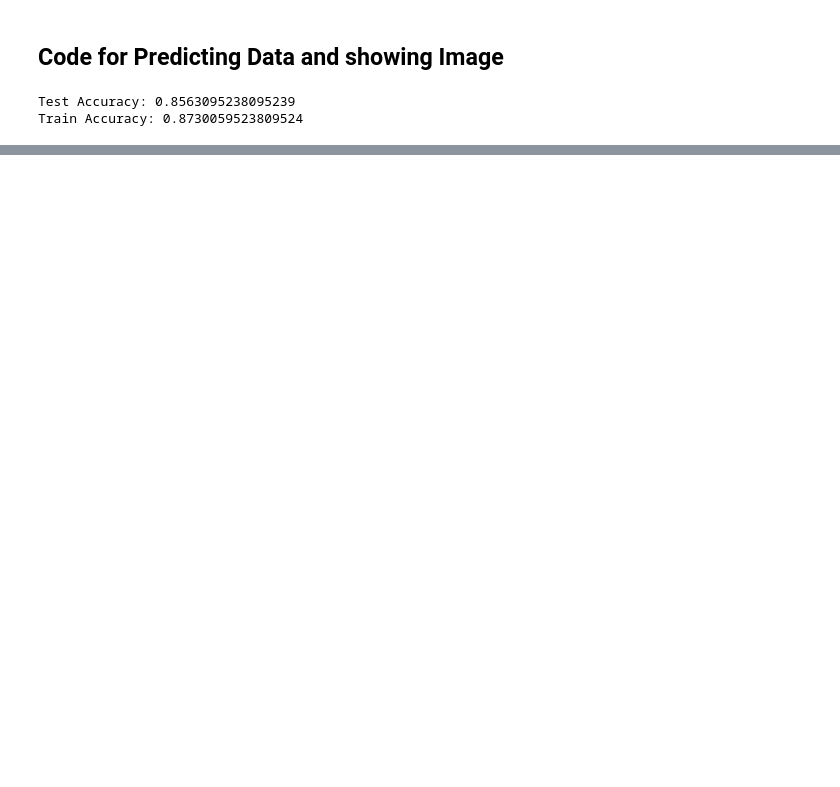
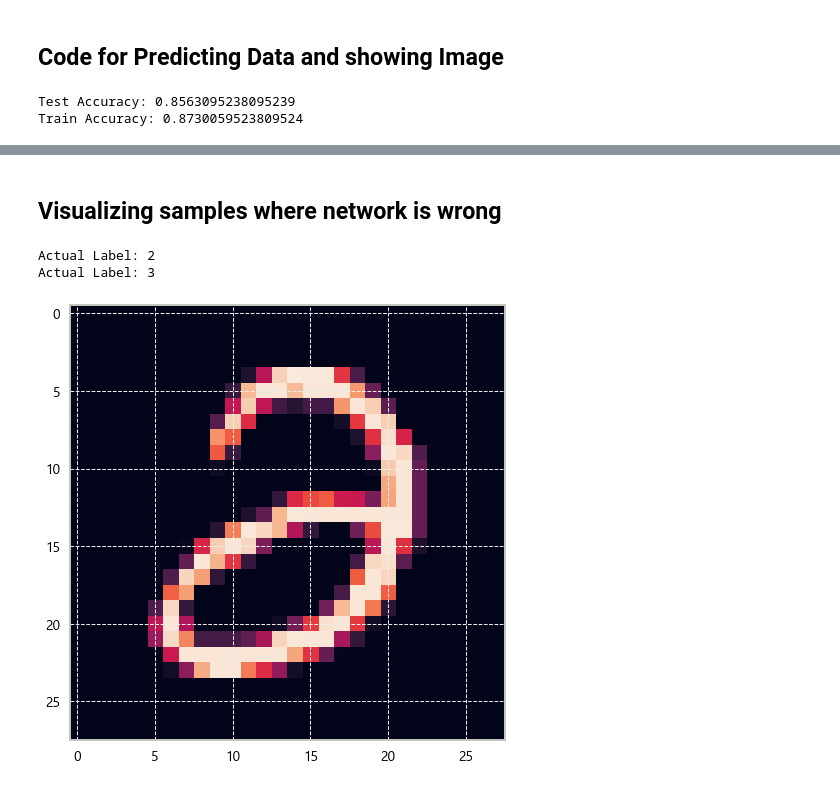
Before and after one commit to rmankers/Neural-Networks-Learning, a Jupyter notebook: notebooks/1 - Building NN From Scratch.ipynb, the cells around one changed output, grey strips where cells are left out. Saved outputs shown, nothing was run; the diff lists cells and outputs as text; code cells hidden in the pictures; blank space fills up the shorter version.

```diff
--- a/notebooks/1 - Building NN From Scratch.ipynb
+++ b/notebooks/1 - Building NN From Scratch.ipynb
@@ -319,0 +338,13 @@ Train Accuracy: 0.8730059523809524
+# %% [markdown]
+## Visualizing samples where network is wrong
+# %%
+sample = data[data.prediction_leaky_relu != data.label].sample()
+
+plt.imshow(sample.drop(columns = ['prediction_leaky_relu','label']).to_numpy().reshape(28,28))
+
+print(f"Actual Label: {sample['label'].values[0]}")
+print(f"Actual Label: {sample['prediction_leaky_relu'].values[0]}")
+# %% [output]
+Actual Label: 2
+Actual Label: 3
+[figure, added]
```
Also changed, not shown: parts of 4 cells of this notebook.
